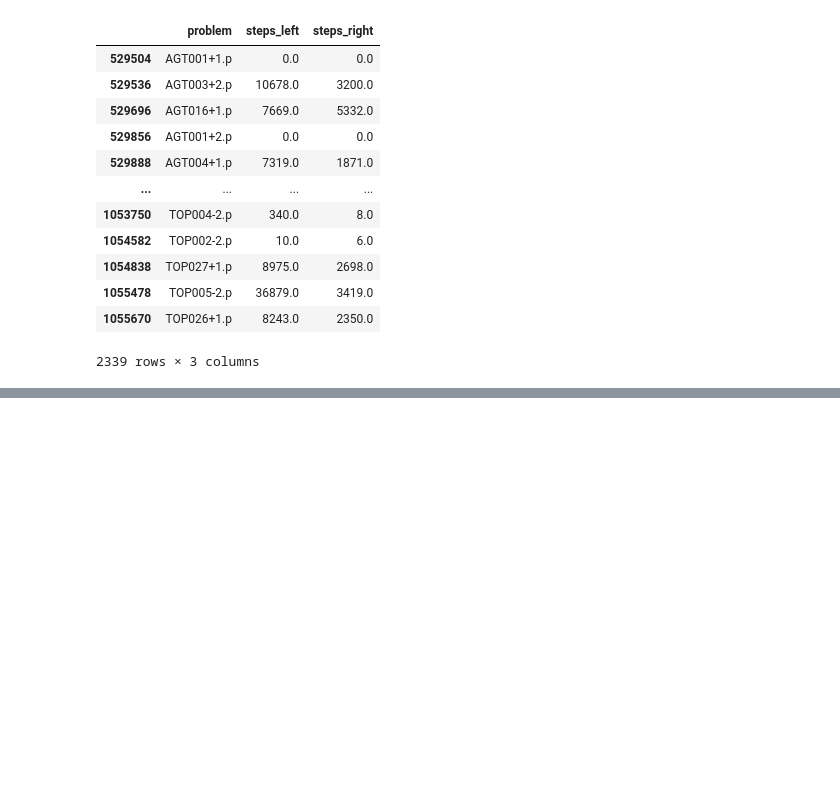
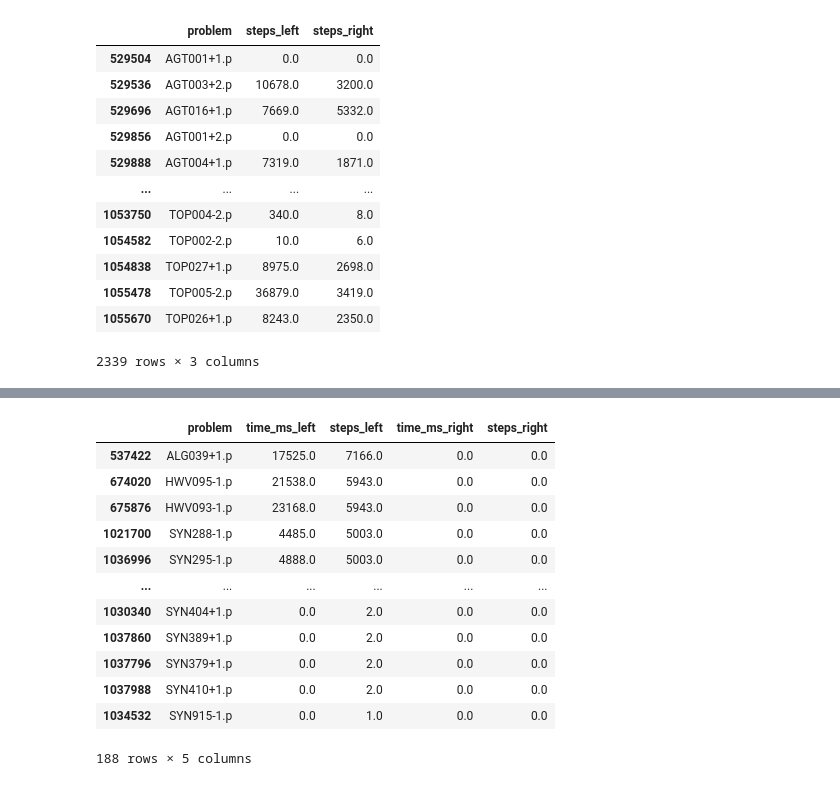
Before and after one commit to mfixman/connections, a Jupyter notebook: jupyter/Analysis_sat.ipynb, the cells around one changed output, grey strips where cells are left out. Saved outputs shown, nothing was run; the diff lists cells and outputs as text; code cells hidden in the pictures; blank space fills up the shorter version.

```diff
--- a/jupyter/Analysis_sat.ipynb
+++ b/jupyter/Analysis_sat.ipynb
@@ -319,0 +332,23 @@ merged[(merged.strategy_left == 'SATSolveLiteral') & (merged.strategy_right == '
+# %%
+merged[
+    (merged.strategy_left == 'FirstAction') &
+    (merged.strategy_right == 'SATSolve') &
+    merged.solved_right &
+    merged.solved_left &
+    (merged.steps_right == 0) &
+    (merged.steps_left < 10000)
+    ][['problem', 'time_ms_left', 'steps_left', 'time_ms_right', 'steps_right']].sort_values('steps_left', ascending = False)
+# %% [output]
+|  | problem | time_ms_left | steps_left | time_ms_right | steps_right |
+| 537422 | ALG039+1.p | 17525.0 | 7166.0 | 0.0 | 0.0 |
+| 674020 | HWV095-1.p | 21538.0 | 5943.0 | 0.0 | 0.0 |
+| 675876 | HWV093-1.p | 23168.0 | 5943.0 | 0.0 | 0.0 |
+| 1021700 | SYN288-1.p | 4485.0 | 5003.0 | 0.0 | 0.0 |
+| 1036996 | SYN295-1.p | 4888.0 | 5003.0 | 0.0 | 0.0 |
+| ... | ... | ... | ... | ... | ... |
+| 1030340 | SYN404+1.p | 0.0 | 2.0 | 0.0 | 0.0 |
+| 1037860 | SYN389+1.p | 0.0 | 2.0 | 0.0 | 0.0 |
+| 1037796 | SYN379+1.p | 0.0 | 2.0 | 0.0 | 0.0 |
+| 1037988 | SYN410+1.p | 0.0 | 2.0 | 0.0 | 0.0 |
+| 1034532 | SYN915-1.p | 0.0 | 1.0 | 0.0 | 0.0 |
+188 rows × 5 columns
```
Also changed, not shown: parts of 1 cell of this notebook, 4 other files.
